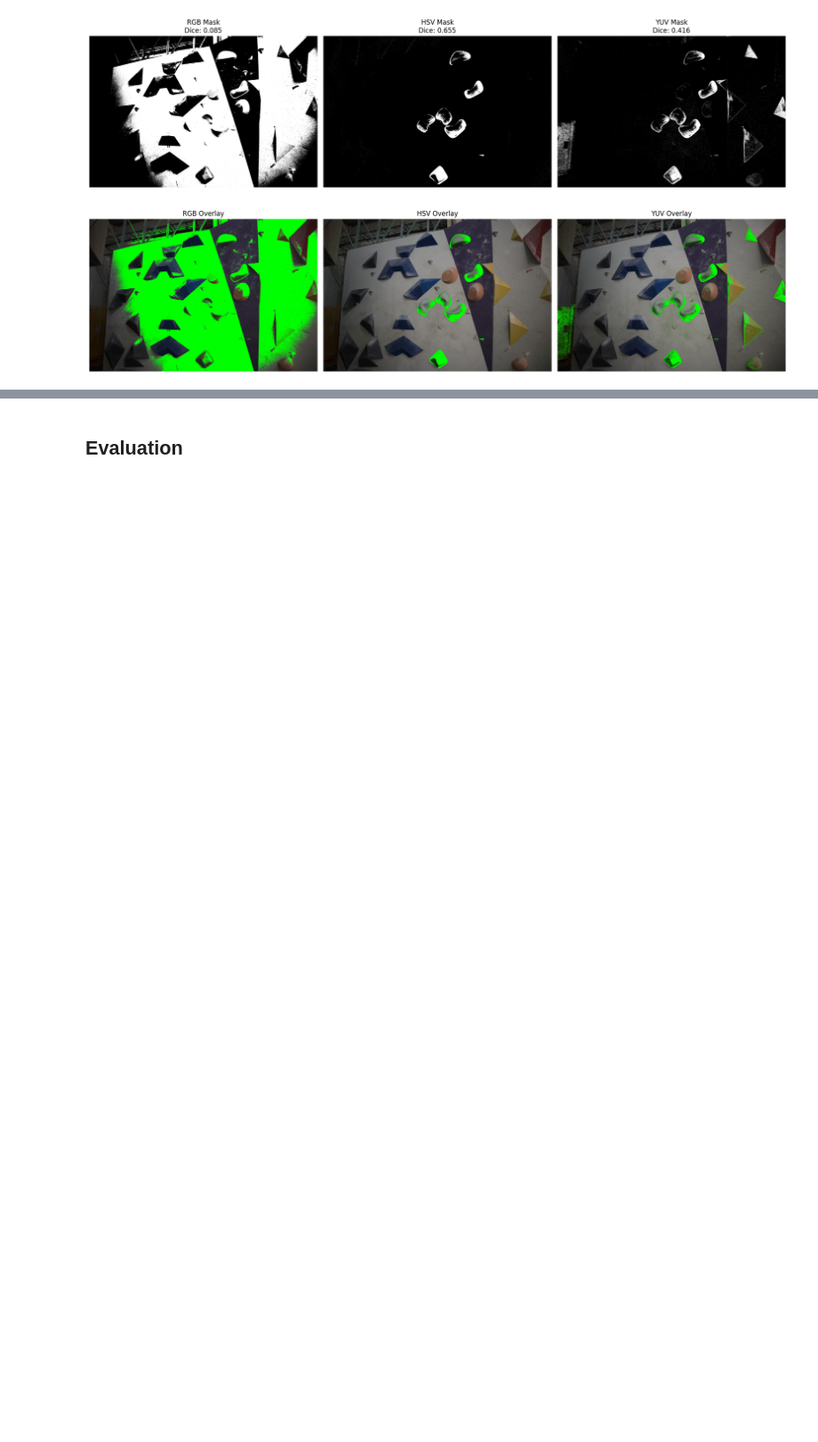
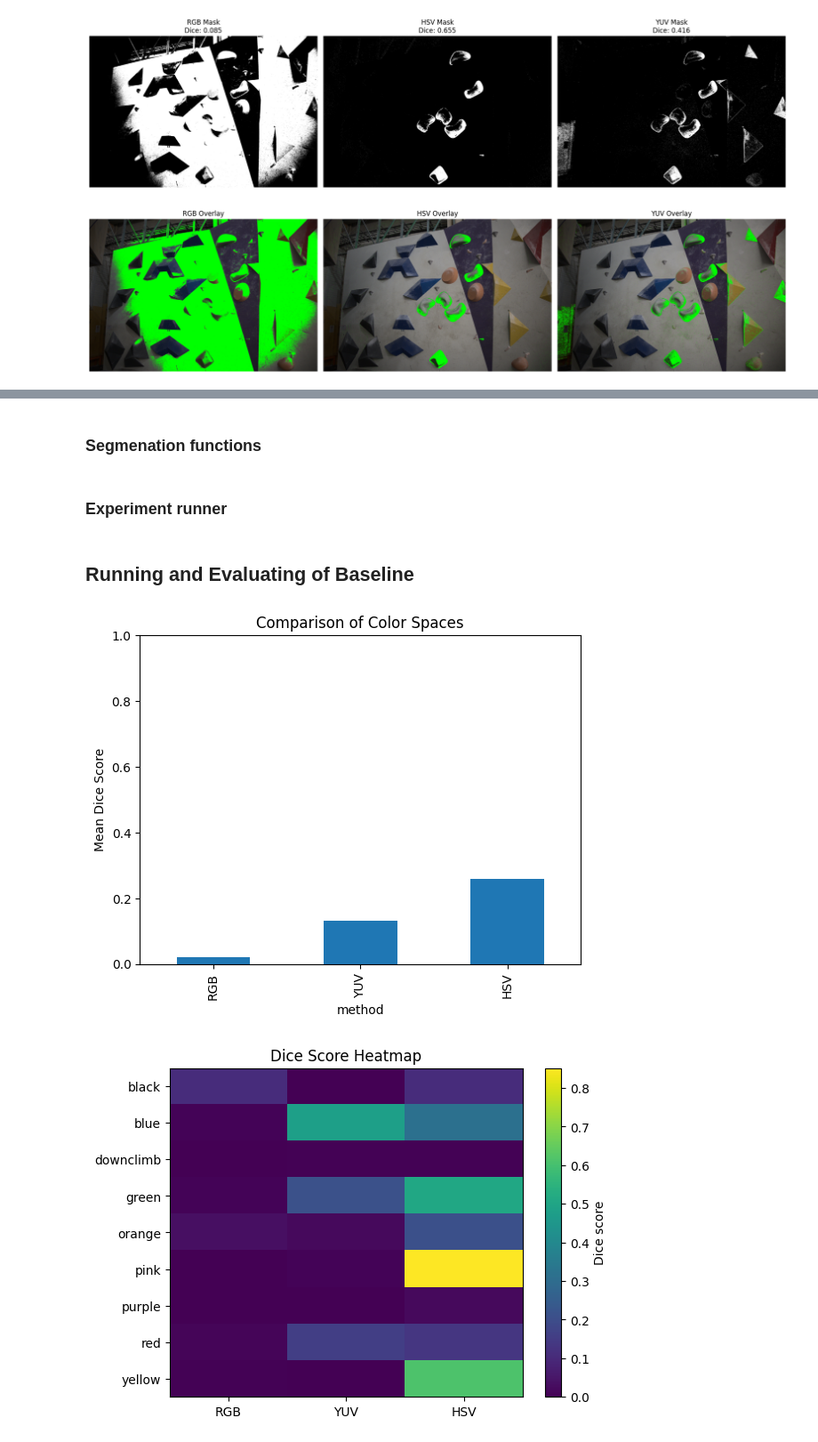
Before and after one commit to Oli36167/ClimbingVault, a Jupyter notebook: notebooks/automated-segmentation.ipynb, the cells around one changed output, grey strips where cells are left out. Shown at 89% size. Cells and saved outputs as stored; diff of their text form; code cells hidden in the pictures; blank space fills up the shorter version.

```diff
--- a/notebooks/automated-segmentation.ipynb
+++ b/notebooks/automated-segmentation.ipynb
@@ -346,0 +267,22 @@ print(df)
+# %% [markdown]
+### Segmenation functions
+# %%
+def segment_color(img, color, method):
+    method = method.upper()
+
+    if method == "HSV":
+        img_cvt = cv.cvtColor(img, cv.COLOR_BGR2HSV)
+    elif method == "RGB":
+        img_cvt = cv.cvtColor(img, cv.COLOR_BGR2RGB)
+    elif method == "YUV":
+        img_cvt = cv.cvtColor(img, cv.COLOR_BGR2YUV)
+    else:
+        raise ValueError(method)
+
+    lower = np.array(thresholds[method][color]["lower"], dtype=np.uint8)
+    upper = np.array(thresholds[method][color]["upper"], dtype=np.uint8)
+
+    mask = cv.inRange(img_cvt, lower, upper)
+    return (mask > 0).astype(np.uint8)
+# %% [markdown]
+### Experiment runner
@@ -347,3 +312,48 @@ print(df)
 # %% [markdown]
-## Evaluation
+## Running and Evaluating of Baseline
+# %%
+# Running ---------------------------
+methods = ["RGB", "YUV", "HSV"]
+
+df = run_experiment(image_ids, methods, colors_list)
+
+# Evaluating ---------------------------
+# -----------------------------
+# SUMMARY STATISTICS
+# -----------------------------
+
+summary_method = df.groupby("method")["dice"].mean().reindex(methods)
+std_method = df.groupby("method")["dice"].std().reindex(methods)
+summary_color = df.groupby(["method", "color"])["dice"].mean()
+
+
+# -----------------------------
+# BAR PLOT (GLOBAL COMPARISON)
+# -----------------------------
+summary_method.plot(kind="bar")
+plt.ylabel("Mean Dice Score")
+plt.title("Comparison of Color Spaces")
+plt.ylim(0, 1)
+plt.show()
+
+
+# -----------------------------
+# HEATMAP (DETAILED VIEW)
+# -----------------------------
+pivot = df.pivot_table(
+    index="color",
+    columns="method",
+    values="dice",
+    aggfunc="mean"
+).reindex(columns=methods)
+
+plt.imshow(pivot, aspect="auto")
+plt.xticks(range(len(pivot.columns)), pivot.columns)
+plt.yticks(range(len(pivot.index)), pivot.index)
+plt.colorbar(label="Dice score")
+plt.title("Dice Score Heatmap")
+plt.show()
+# %% [output]
+[figure, added]
+[figure, added]
 # %%
```
Also changed, not shown: parts of 8 cells of this notebook.
